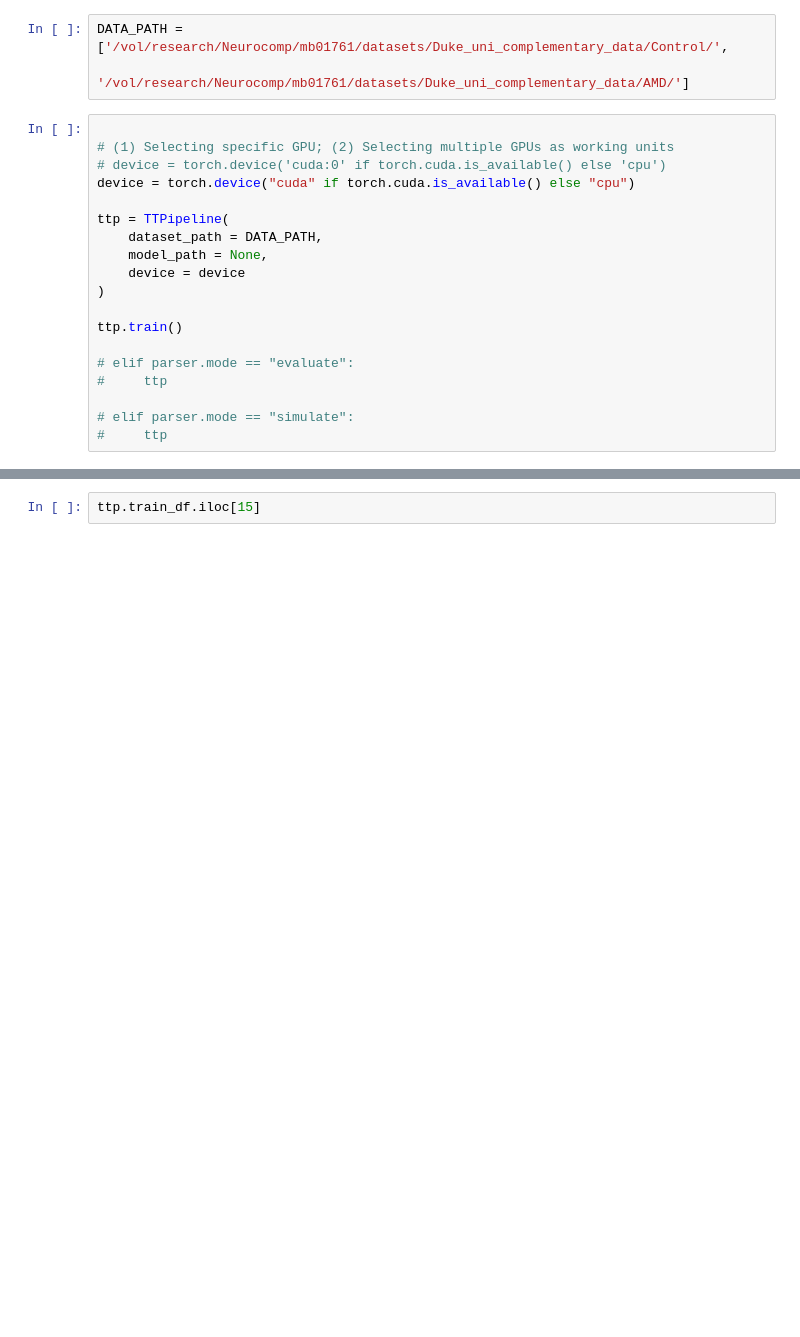
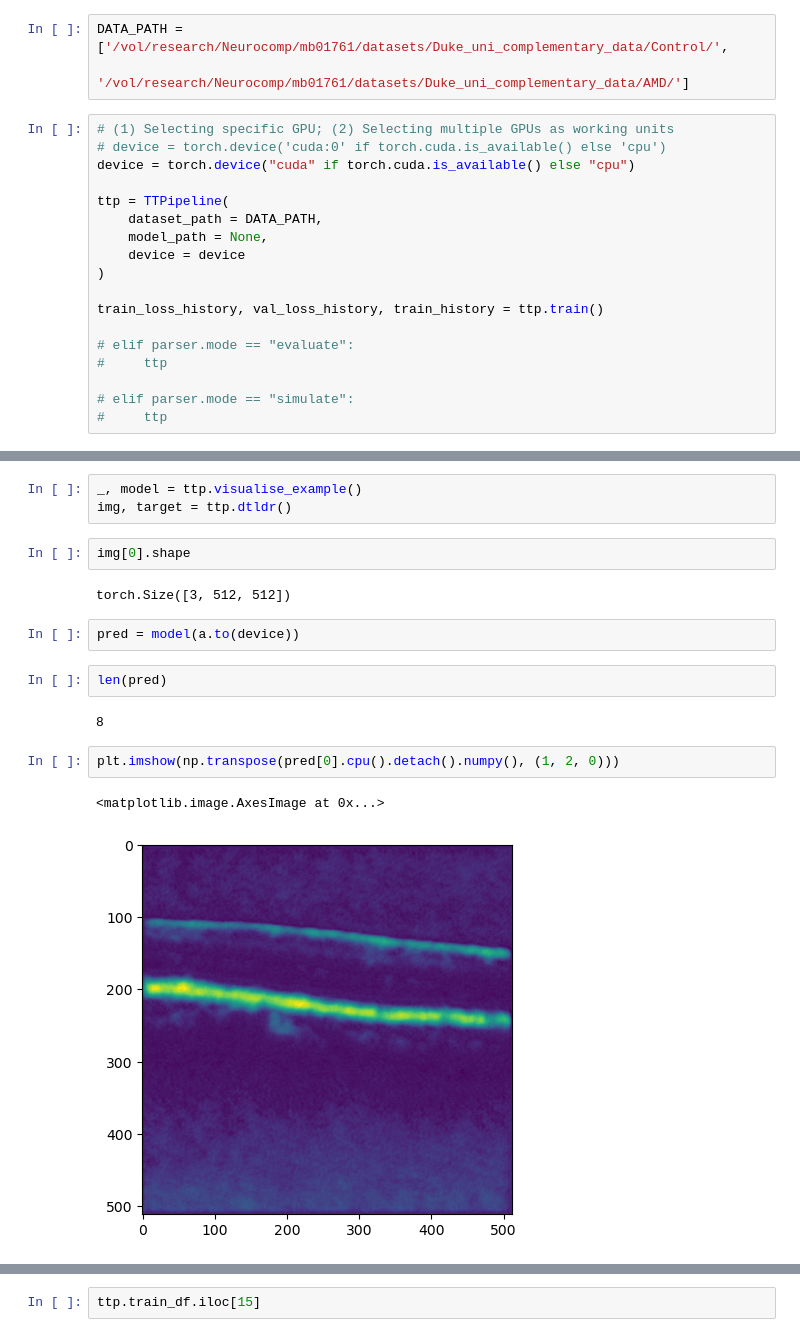
Before and after one commit to ManuelBradicic42/RaRetina, a Jupyter notebook: main.ipynb, the cells around one changed output, grey strips where cells are left out. Drawn from its saved outputs; the diff is of its cells as text; blank space fills up the shorter version.

Commit message:
Corrected COST function, adding visualisation for visual testing, adjusted output parameters train/val loss and validation metrics

```diff
--- a/main.ipynb
+++ b/main.ipynb
@@ -8,7 +9,6 @@ from train import *
 DATA_PATH = ['/vol/research/Neurocomp/mb01761/datasets/Duke_uni_complementary_data/Control/',
             '/vol/research/Neurocomp/mb01761/datasets/Duke_uni_complementary_data/AMD/']
 # %%
-
 # (1) Selecting specific GPU; (2) Selecting multiple GPUs as working units
 # device = torch.device('cuda:0' if torch.cuda.is_available() else 'cpu')
 device = torch.device("cuda" if torch.cuda.is_available() else "cpu")
@@ -19,7 +19,7 @@ ttp = TTPipeline(
     device = device
 )
 
-ttp.train()
+train_loss_history, val_loss_history, train_history = ttp.train()
 
 # elif parser.mode == "evaluate":
 #     ttp
@@ -46,0 +85,18 @@ Epoch 2: : 50batch [00:28,  3.43batch/s, loss=0.311]
+# %%
+_, model = ttp.visualise_example()
+img, target = ttp.dtldr()
+# %%
+img[0].shape
+# %% [output]
+torch.Size([3, 512, 512])
+# %%
+pred = model(a.to(device))
+# %%
+len(pred)
+# %% [output]
+8
+# %%
+plt.imshow(np.transpose(pred[0].cpu().detach().numpy(), (1, 2, 0)))
+# %% [output]
+<matplotlib.image.AxesImage at 0x...>
+[figure, added]
```
Also changed, not shown: parts of 17 cells of this notebook, 5 other files.
